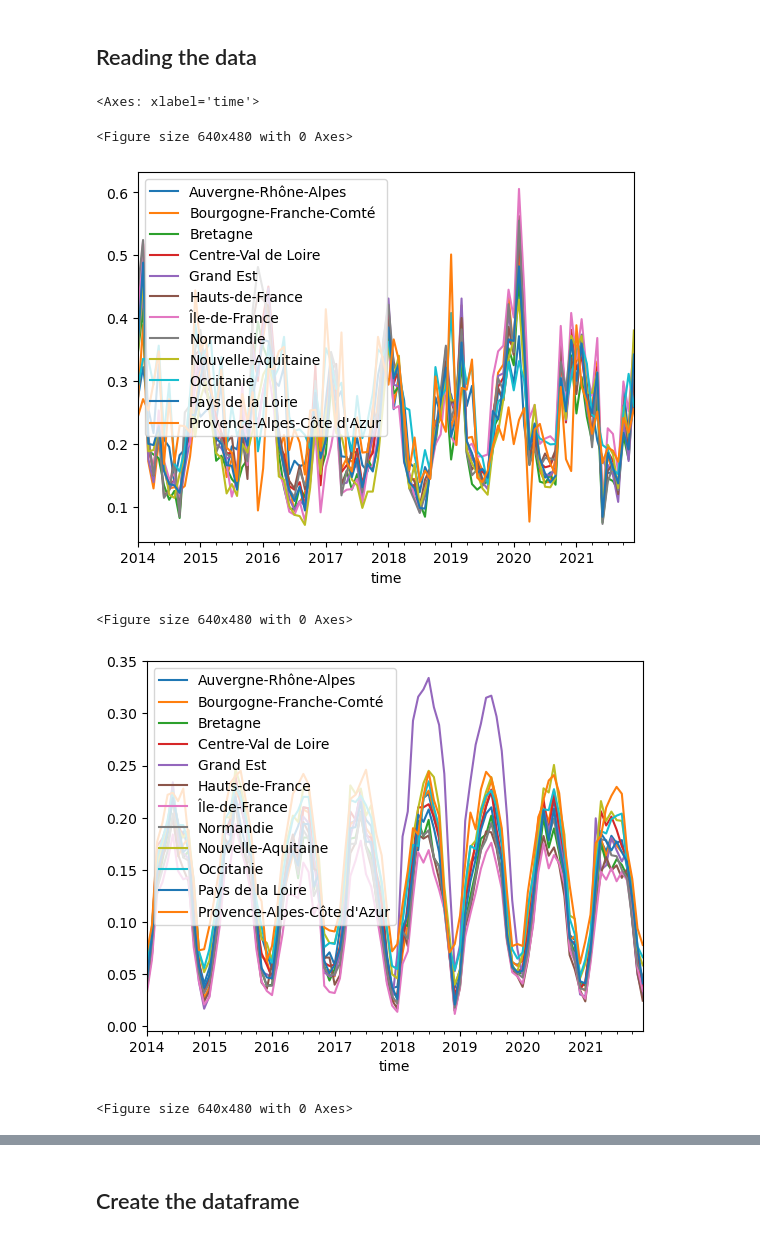
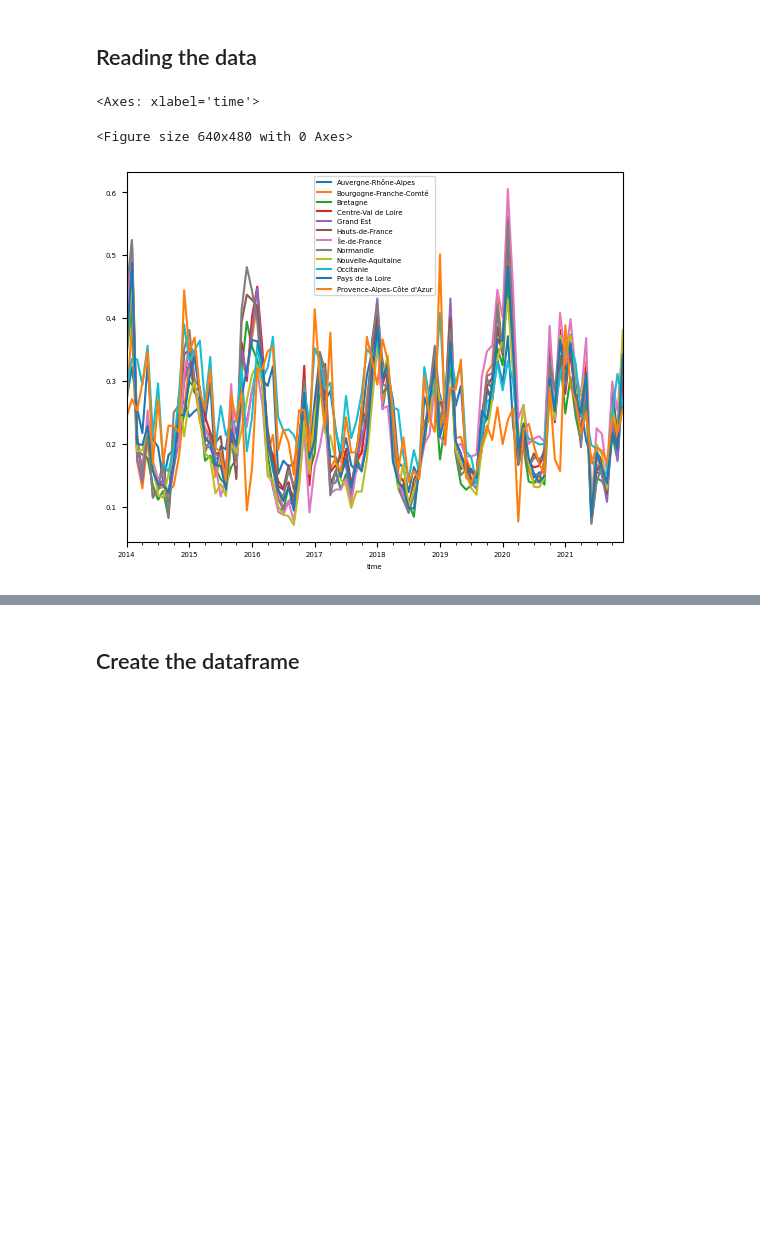
Before and after one commit to Amaury-lbn/Machine_learning_for_cliamte, a Jupyter notebook: project_vre.ipynb, the cells around one changed output, grey strips where cells are left out. Saved outputs shown, nothing was run; the diff lists cells and outputs as text; code cells hidden in the pictures; blank space fills up the shorter version.

```diff
--- a/project_vre.ipynb
+++ b/project_vre.ipynb
@@ -60,60 +60,28 @@ These variables account for air density variations ($P \propto \rho$) and the la
 # %%
 from pathlib import Path
 import matplotlib.pyplot as plt
 import pandas as pd
 import xarray as xr
 import numpy as np
 
 # Directories where you saved the data
 data_dir_energy = Path('energy_france')
 data_dir_climate = Path('climate_france')
 
 # Template filenames
 filename_mask = 'mask_datagouv_french_regions_merra2_Nx_France.nc'
 filename_climate = 'merra2_area_selection_output_{}_merra2_2010-2019.nc'
 filename_energy = 'reseaux_energies_{}.csv'
 
-"""
-# Read and plot grid point-region mask
-filepath_mask = Path(data_dir_climate, filename_mask)
-ds_mask = xr.load_dataset(filepath_mask)
-da_mask = ds_mask['mask']
-plt.figure()
-plt.scatter(da_mask['lon'], da_mask['lat'], c=da_mask, cmap='Set1')
-
-# Compute regional mean of climate variable and plot time series
-da_climate_reg = da_climate.groupby(da_mask).mean().rename(mask='region')
-da_climate_reg['region'] = ds_mask['region'].values
-plt.figure()
-da_climate_reg.plot.line(x='time')
-"""
 
 # Read energy variable and plot time series
 variable_name = 'capacityfactor_wind-onshore'
 filename = filename_energy.format(variable_name)
 filepath = Path(data_dir_energy, filename)
 df_energy_wind = pd.read_csv(filepath, index_col=0, header=0, parse_dates=True)
 plt.figure()
 df_energy_wind.plot()
-
-
-variable_name = 'capacityfactor_pv'
-filename = filename_energy.format(variable_name)
-filepath = Path(data_dir_energy, filename)
-df_energy_pv = pd.read_csv(filepath, index_col=0, header=0, parse_dates=True)
-plt.figure()
-df_energy_pv.plot()
-
-variable_name = 'demand_demand'
-filename = filename_energy.format(variable_name)
-filepath = Path(data_dir_energy, filename)
-df_energy_demand = pd.read_csv(filepath, index_col=0, header=0, parse_dates=True)
-plt.figure()
-df_energy_demand.plot()
 # %% [output]
 <Axes: xlabel='time'>
 <Figure size 640x480 with 0 Axes>
-[figure, old version]
+[figure, new version]
-<Figure size 640x480 with 0 Axes>
-[figure, removed]
-<Figure size 640x480 with 0 Axes>
```
Also changed, not shown: parts of 7 cells of this notebook.
